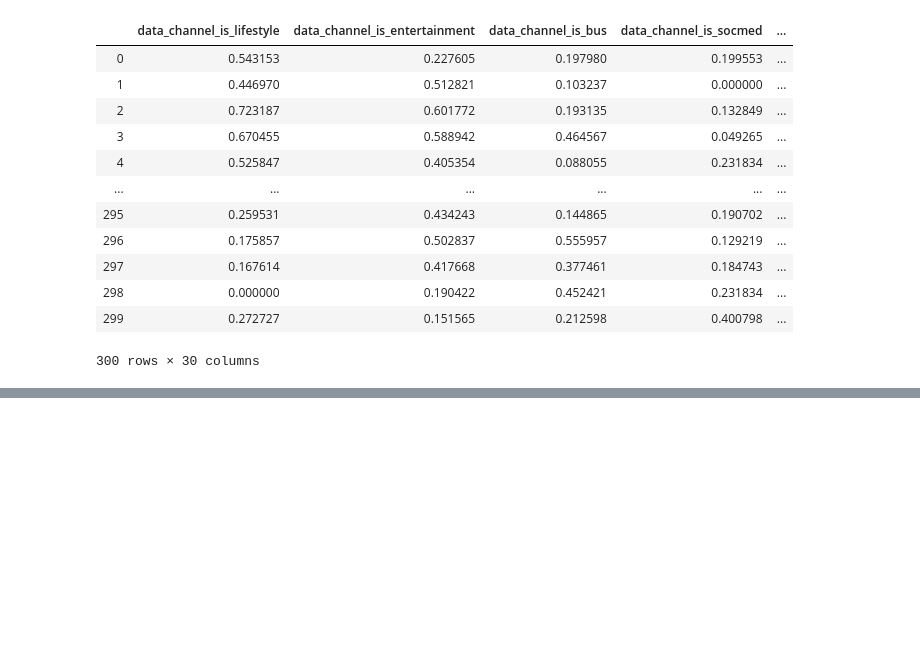
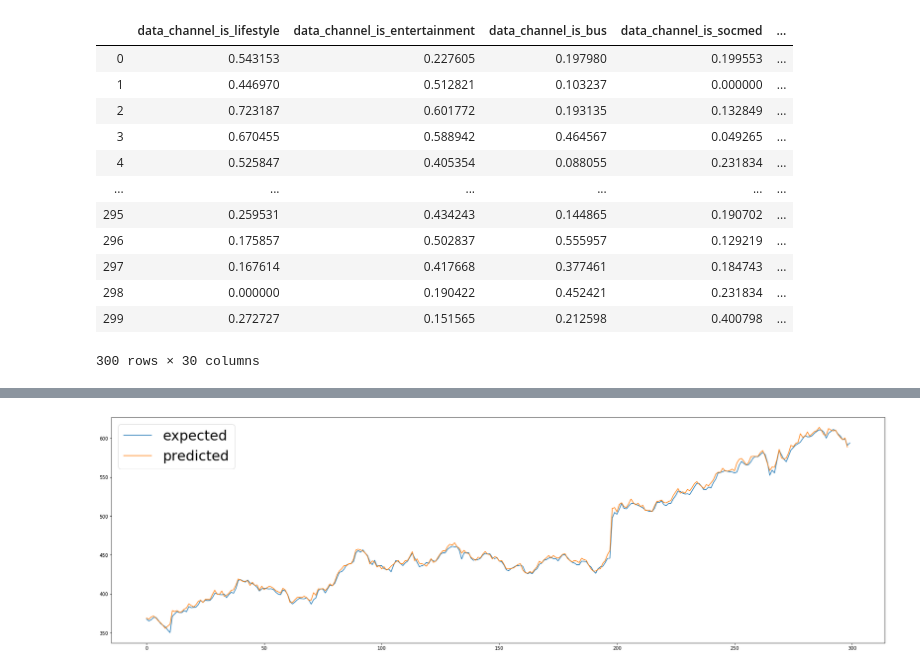
Before and after one commit to stanleykywu/predicting-stocks, a Jupyter notebook: models/LSTM.ipynb, the cells around one changed output, grey strips where cells are left out. Drawn from its saved outputs; the diff is of its cells as text; code cells hidden in the pictures; blank space fills up the shorter version.

Commit message:
Results for LSTM model

```diff
--- a/models/LSTM.ipynb
+++ b/models/LSTM.ipynb
@@ -130,0 +132,23 @@ Epoch 36/100
+# %%
+def getPredictions(scaled_features, input_features, target_feature, look_back=1):
+    scaled_training_results = model.predict(input_features)
+    dummy_inputs = scaled_features.copy().iloc[look_back:]
+    dummy_inputs[target_feature] = scaled_training_results
+
+    results = sc.inverse_transform(dummy_inputs)
+    unscaled_results = []
+    for total in results:
+        unscaled_results.append(total[len(total) - 1])
+
+    return unscaled_results
+# %%
+training_results = getPredictions(training_data_scaled, trainX, 'Middle')
+# %%
+# Plot training data with known
+plt.figure(figsize = (30,9))
+plt.plot(range(training_data.shape[0]), training_data['Middle'], label='expected')
+plt.plot(range(len(training_results)), training_results, label='predicted')
+plt.legend(prop={'size': 30})
+plt.show()
+# %% [output]
+[figure, added]
```
Also changed, not shown: parts of 5 cells of this notebook.
